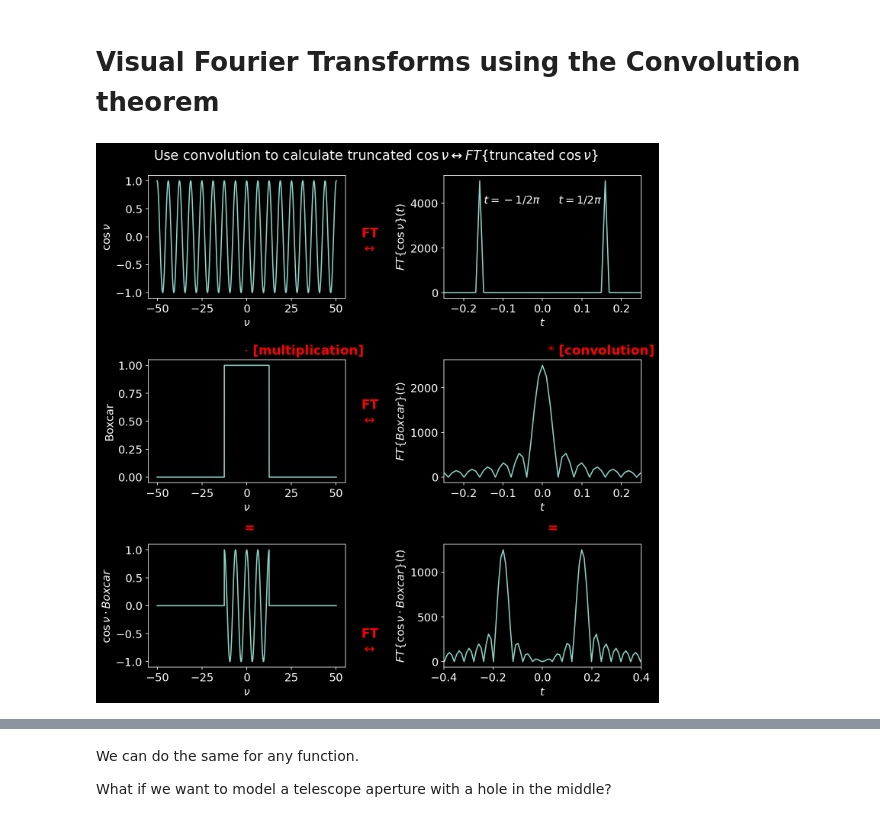
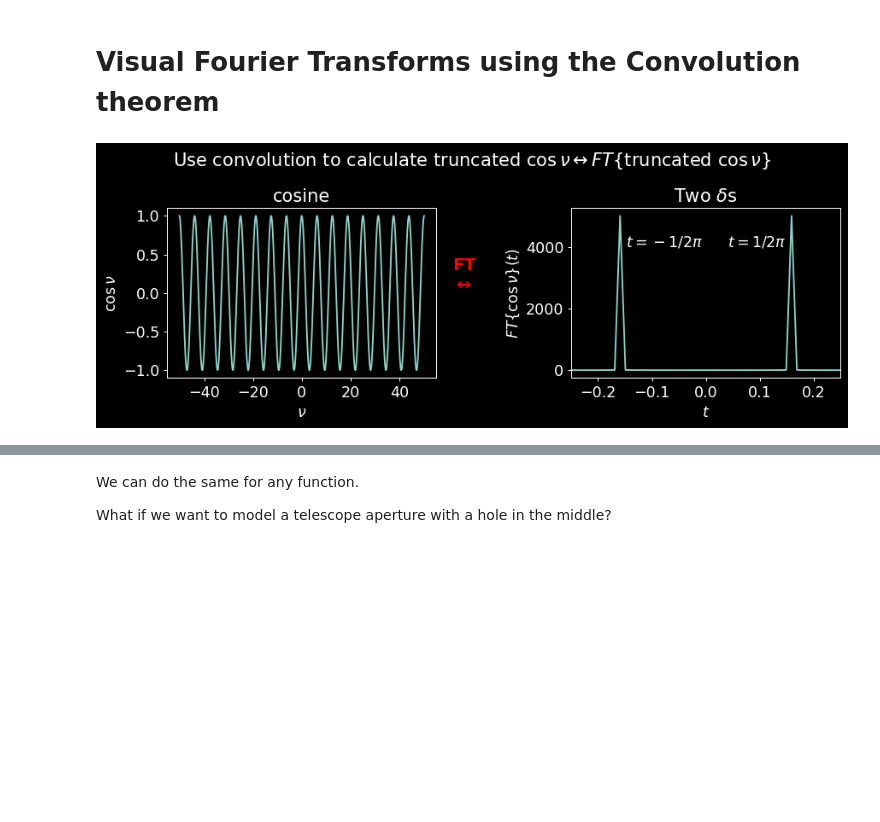
Before and after one commit to keflavich/AST4723-Public-Materials, a Jupyter notebook: FourierTransforms.ipynb, the cells around one changed output, grey strips where cells are left out. Saved outputs shown, nothing was run; the diff lists cells and outputs as text; code cells hidden in the pictures; blank space fills up the shorter version.

```diff
--- a/FourierTransforms.ipynb
+++ b/FourierTransforms.ipynb
@@ -651,65 +852,66 @@ $$g(t) * h(t) = h(t) * g(t)$$
 # %%
 nu = np.linspace(-16*np.pi, 16*np.pi, 10000)
 y = np.cos(nu)
 ftx = np.fft.fft(y)
 tee = np.fft.fftfreq(y.size) / (nu[1]-nu[0])
-fig = pl.figure(figsize=(10,10), dpi=150)
+fig = pl.figure(figsize=(10,10), dpi=90)
 ax1 = pl.subplot(3,2,1)
 ax1.plot(nu, y)
 ax1.set_xlabel(r'$\nu$')
 ax1.set_ylabel(r'$\cos\nu$')
+ax1.set_title("cosine")
 
 ax2 = pl.subplot(3,2,2)
 inds = np.argsort(tee)
 ax2.plot(tee[inds], np.abs(ftx[inds]))
 ax2.text(-1/(2*np.pi) + 0.01, 4000, r'$t=-1/2\pi$')
 ax2.text(1/(2*np.pi) - 0.01, 4000, r'$t=1/2\pi$', ha='right')
 ax2.set_xlim([-0.25, 0.25]);
 ax2.set_xlabel('$t$')
 ax2.set_ylabel(r'$FT\{\cos \nu\}(t)$');
+ax2.set_title(r"Two $\delta$s")
 
-ax3 = pl.subplot(3,2,3)
-trunc = (nu > -4*np.pi) & (nu < 4*np.pi)
-ax3.plot(nu, trunc)
-ax3.set_xlabel('$\\nu$')
-ax3.set_ylabel(r'Boxcar');
-
-
-ax5 = pl.subplot(3,2,5)
-ax5.plot(nu, trunc * y)
-ax5.set_xlabel('$\\nu$')
-ax5.set_ylabel(r'$\cos \nu \cdot Boxcar$');
-
-
-ax4 = pl.subplot(3,2,4)
-inds = np.argsort(tee)
-ftx2 = np.fft.fft(trunc)
-ax4.plot(tee[inds], np.abs(ftx2[inds]), )
-ax4.set_xlim([-0.25, 0.25]);
-ax4.set_xlabel('$t$')
-
-ax4.set_ylabel(r'$FT\{Boxcar\}(t)$');
-
-
-ax6 = pl.subplot(3,2,6)
-inds = np.argsort(tee)
-ftx3 = np.fft.fft(trunc*y)
-ax6.plot(tee[inds], np.abs(ftx3[inds]), )
-ax6.set_xlim([-0.4, 0.4]);
-ax6.set_ylabel(r'$FT\{\cos \nu \cdot Boxcar\}(t)$');
-ax6.set_xlabel('$t$')
-
+# ax3 = pl.subplot(3,2,3)
+# trunc = (nu > -4*np.pi) & (nu < 4*np.pi)
+# ax3.plot(nu, trunc)
+# ax3.set_xlabel('$\\nu$')
+# ax3.set_ylabel(r'Boxcar');
+#
+#
+# ax5 = pl.subplot(3,2,5)
+# ax5.plot(nu, trunc * y)
+# ax5.set_xlabel('$\\nu$')
+# ax5.set_ylabel(r'$\cos \nu \cdot Boxcar$');
+#
+#
+# ax4 = pl.subplot(3,2,4)
+# inds = np.argsort(tee)
+# ftx2 = np.fft.fft(trunc)
+# ax4.plot(tee[inds], np.abs(ftx2[inds]), )
+# ax4.set_xlim([-0.25, 0.25]);
+# ax4.set_xlabel('$t$')
+#
+# ax4.set_ylabel(r'$FT\{Boxcar\}(t)$');
+#
+#
+# ax6 = pl.subplot(3,2,6)
+# inds = np.argsort(tee)
+# ftx3 = np.fft.fft(trunc*y)
+# ax6.plot(tee[inds], np.abs(ftx3[inds]), )
+# ax6.set_xlim([-0.4, 0.4]);
+# ax6.set_ylabel(r'$FT\{\cos \nu \cdot Boxcar\}(t)$');
+# ax6.set_xlabel('$t$')
 
 
 pl.suptitle(r"Use convolution to calculate truncated $\cos\nu \leftrightarrow FT\{\mathrm{truncated~}\cos \nu\}$");
 pl.tight_layout()
-pl.subplots_adjust(wspace=0.5, hspace=0.5)
+pl.subplots_adjust(wspace=0.5, hspace=0.5);
 pl.text(0.475, 0.8, "FT\n$\\leftrightarrow$", transform=fig.transFigure, color='r', weight='bold', fontsize=16);
-pl.text(0.475, 0.5, "FT\n$\\leftrightarrow$", transform=fig.transFigure, color='r', weight='bold', fontsize=16);
-pl.text(0.475, 0.1, "FT\n$\\leftrightarrow$", transform=fig.transFigure, color='r', weight='bold', fontsize=16);
-pl.text(0.27, 0.62, "$\cdot$ [multiplication]", transform=fig.transFigure, color='r', weight='bold', fontsize=16);
-pl.text(0.8, 0.62, "$*$ [convolution]", transform=fig.transFigure, color='r', weight='bold', fontsize=16);
-pl.text(0.27, 0.31, "=", transform=fig.transFigure, color='r', weight='bold', fontsize=16);
-pl.text(0.8, 0.31, "=", transform=fig.transFigure, color='r', weight='bold', fontsize=16);
+#pl.text(0.475, 0.5, "FT\n$\\leftrightarrow$", transform=fig.transFigure, color='r', weight='bold', fontsize=16);
+#pl.text(0.475, 0.1, "FT\n$\\leftrightarrow$", transform=fig.transFigure, color='r', weight='bold', fontsize=16);
+#pl.text(0.27, 0.62, "$\cdot$ [multiplication]", transform=fig.transFigure, color='r', weight='bold', fontsize=16);
+#pl.text(0.8, 0.62, "$*$ [convolution]", transform=fig.transFigure, color='r', weight='bold', fontsize=16);
+#pl.text(0.27, 0.31, "=", transform=fig.transFigure, color='r', weight='bold', fontsize=16);
+#pl.text(0.8, 0.31, "=", transform=fig.transFigure, color='r', weight='bold', fontsize=16);
 # %% [output]
-[figure, old version]
+[figure, new version]
```
Also changed, not shown: parts of 49 cells of this notebook, 1 other file.
